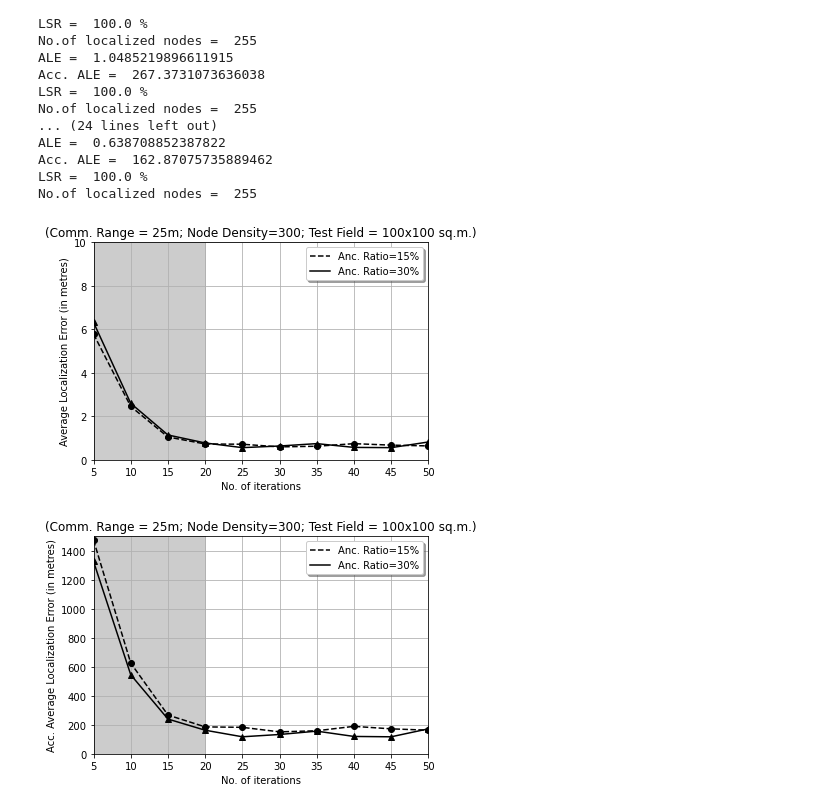
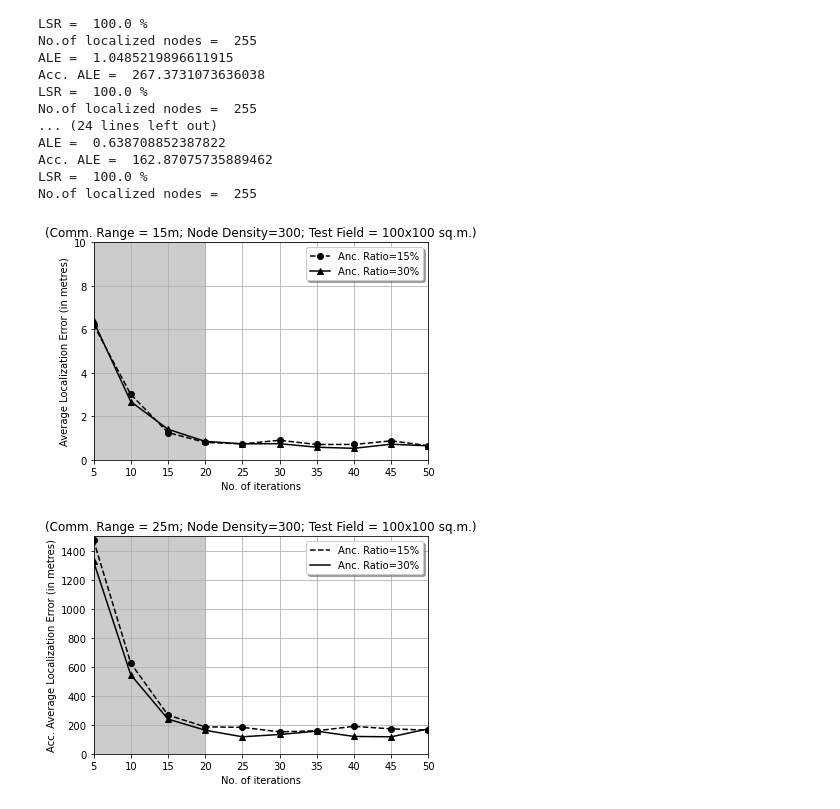
Before and after one commit to vkotiyal/thesis-ecs-codes, a Jupyter notebook: ecs-basecode-obs-2n12june20.ipynb, the cells around one changed output. Drawn from its saved outputs; the diff is of its cells as text; code cells hidden in the pictures.

```diff
--- a/ecs-basecode-obs-2n12june20.ipynb
+++ b/ecs-basecode-obs-2n12june20.ipynb
@@ -387,47 +387,45 @@ No.of localized nodes =  255
 # %%
 # ALE graph (No. of iterations)
 # T_Range = const.
 
 n_iter = [5, 10, 15, 20, 25, 30, 35, 40, 45, 50]
-ale_15 = [5.779788747,
-2.452516244,
-1.04852199,
-0.727997715,
-0.7161319931,
-0.5936216571,
-0.623182136,
-0.7424989468,
-0.6748619572,
-0.6387088524]
-ale_30 = [6.318946191,
-2.595153504,
-1.141333774,
-0.7746695501,
-0.5590284961,
-0.634351556,
-0.7442743487,
-0.5701722903,
-0.5584403101,
-0.8197668047]
+ale_15 = [6.213995517,
+3.007137352,
+1.254701356,
+0.8003359403,
+0.7332017709,
+0.8978205296,
+0.7046257264,
+0.7062855893,
+0.8709920295,
+0.6510274842]
+ale_30 = [6.375106878,
+2.678301075,
+1.405201518,
+0.8479012318,
+0.7342415652,
+0.7418652691,
+0.5778415591,
+0.5285193988,
+0.7167665532,
+0.6420728913]
 
 plt.xlabel("No. of iterations")
 plt.ylabel("Average Localization Error (in metres)")
-plt.title("(Comm. Range = 25m; Node Density=300; Test Field = 100x100 sq.m.)")
+plt.title("(Comm. Range = 15m; Node Density=300; Test Field = 100x100 sq.m.)")
 
-plt.plot(n_iter, ale_15, 'k--', label="Anc. Ratio=15%")
-plt.plot(n_iter, ale_15, 'ko')
-plt.plot(n_iter, ale_30, 'k', label="Anc. Ratio=30%")
-plt.plot(n_iter, ale_30, 'k^')
+plt.plot(n_iter, ale_15, '--ko', label="Anc. Ratio=15%")
+plt.plot(n_iter, ale_30, '-k^', label="Anc. Ratio=30%")
 
 plt.axvspan(5, 20, alpha=0.2, color='k')
 
 plt.legend(shadow='true')
 plt.axis([5,50,0,10])
 plt.grid()
-# plt.savefig('ecs-ale-anc.png', dpi=300, bbox_inches='tight')
+plt.savefig('ecs-ale15-niter300.pdf', dpi=300, bbox_inches='tight')
 plt.show()
 # %% [output]
-[figure, old version]
+[figure, new version]
 # %%
 # Acc. ALE graph (No. of iterations)
 # T_Range = const.
```
Also changed, not shown: parts of 1 cell of this notebook, 2 other files.
